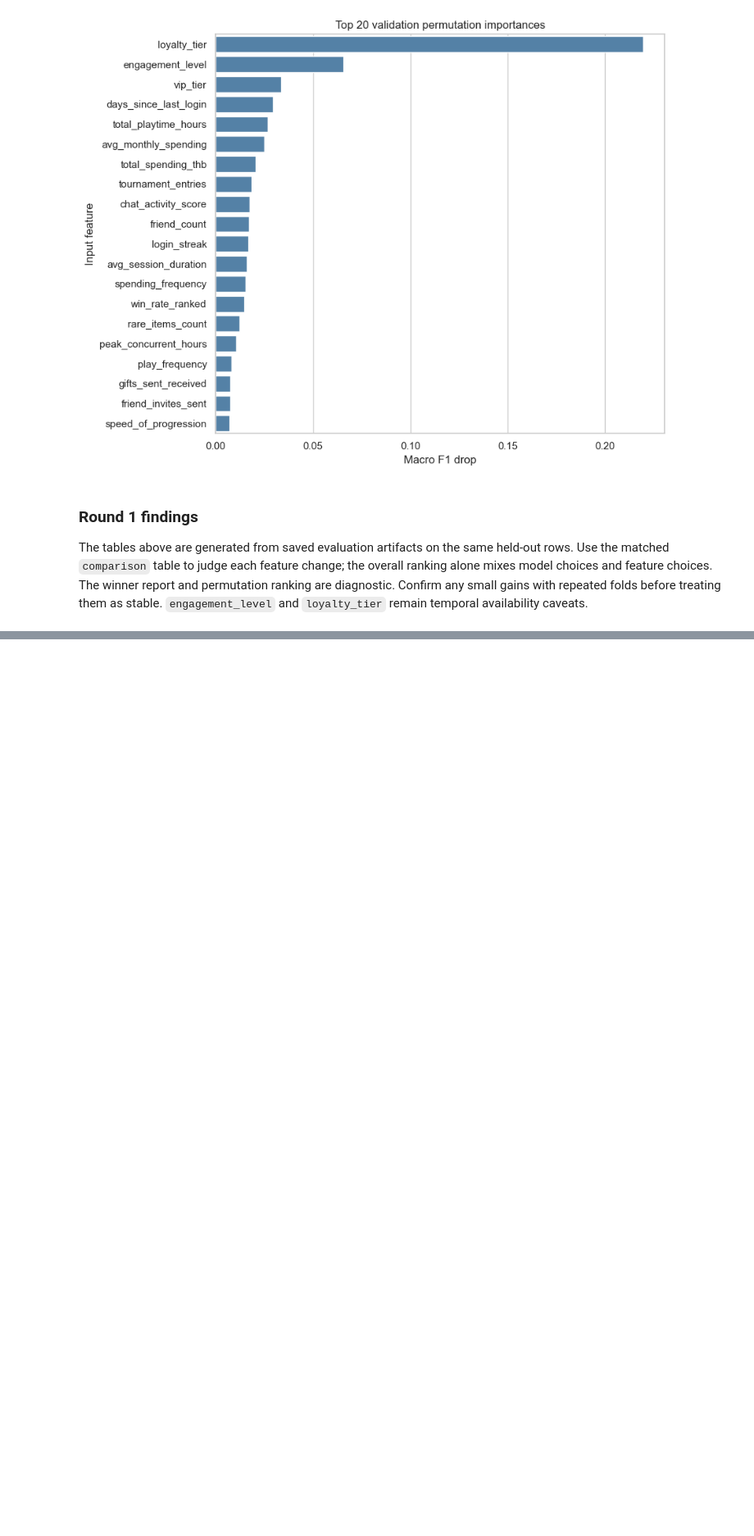
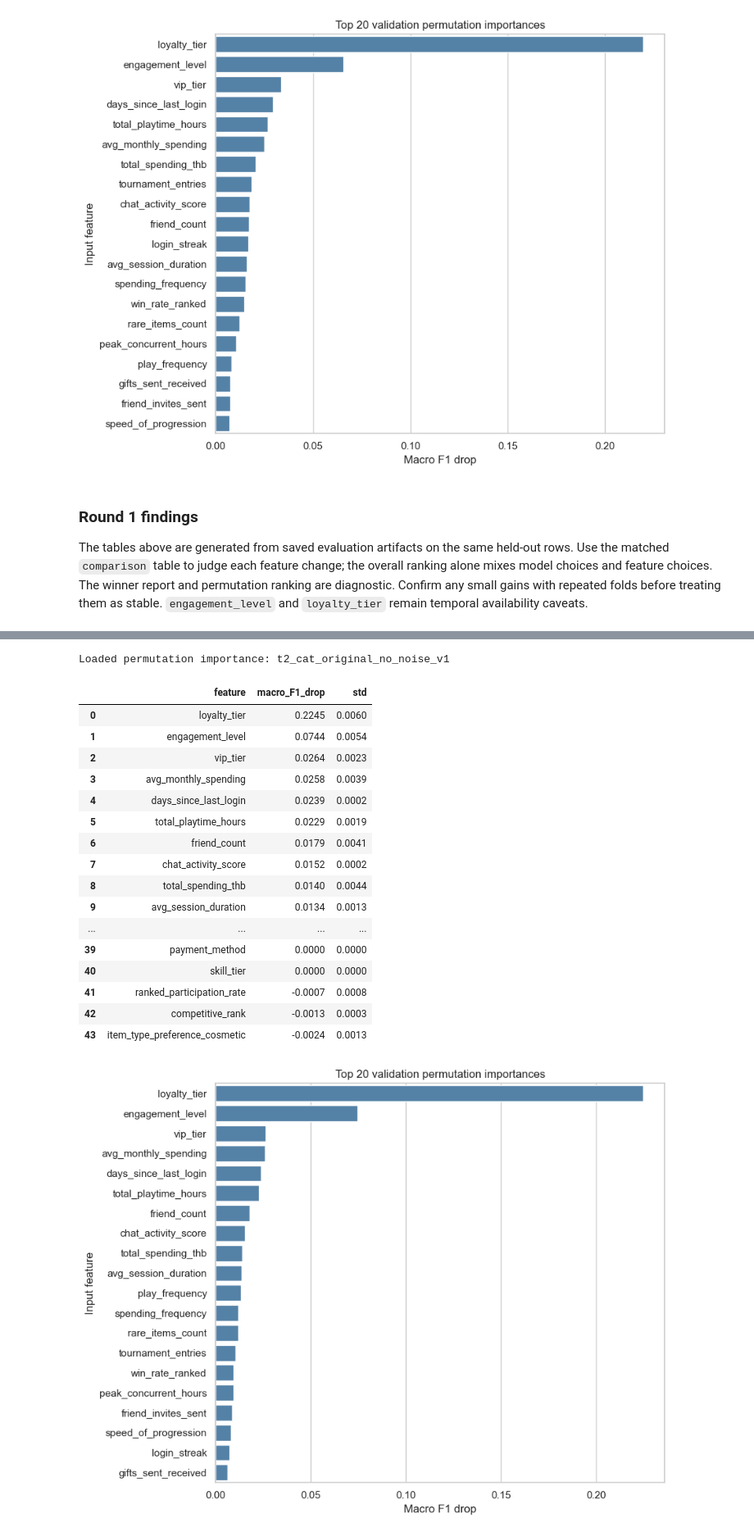
Before and after one commit to jakkarin-promsee/cpe342-ml-kaggle, a Jupyter notebook: src/task2/models/model.ipynb, the cells around one changed output, grey strips where cells are left out. Shown at 82% size. Cells and saved outputs as stored; diff of their text form; code cells hidden in the pictures; blank space fills up the shorter version.

```diff
--- a/src/task2/models/model.ipynb
+++ b/src/task2/models/model.ipynb
@@ -521,0 +786,62 @@ The tables above are generated from saved evaluation artifacts on the same held-
+# %%
+round2_importance_path = SRC / "task2" / "models" / ".cache" / f"{round2_winner_name}-permutation-v1.json"
+round2_model_path = model_paths(round2_winner_name)[0]
+round2_cache_key = {
+    "model_mtime_ns": round2_model_path.stat().st_mtime_ns,
+    "data_created_at": (data_card if round2_winner_data_name == DATA_NAME else combined_card)["created_at"],
+    "seed": SEED, "rows": 1500, "repeats": 2,
+}
+round2_cached = json.loads(round2_importance_path.read_text(encoding="utf-8")) if round2_importance_path.exists() else None
+if round2_cached is not None and round2_cached.get("key") == round2_cache_key:
+    round2_feature_ranking = pd.DataFrame(round2_cached["ranking"])
+    print("Loaded permutation importance:", round2_winner_name)
+else:
+    sample_idx = pd.Series(valid_idx).sample(n=1500, random_state=SEED).to_numpy()
+    winner_train = train_df if round2_winner_data_name == DATA_NAME else combined_train
+    winner_feature_cols = feature_cols if round2_winner_data_name == DATA_NAME else combined_feature_cols
+    sample_X = winner_train.iloc[sample_idx][winner_feature_cols]
+    sample_y = y.iloc[sample_idx]
+    permutation = permutation_importance(
+        round2_winner_model, sample_X, sample_y, scoring=SCORE,
+        n_repeats=2, random_state=SEED, n_jobs=1,
+    )
+    round2_feature_ranking = pd.DataFrame({
+        "feature": winner_feature_cols,
+        "macro_F1_drop": permutation.importances_mean,
+        "std": permutation.importances_std,
+    }).sort_values("macro_F1_drop", ascending=False).reset_index(drop=True)
+    round2_importance_path.parent.mkdir(parents=True, exist_ok=True)
+    round2_importance_path.write_text(
+        json.dumps({"key": round2_cache_key,
+                    "ranking": round2_feature_ranking.to_dict("records")}, indent=2),
+        encoding="utf-8",
+    )
+    print("Computed permutation importance:", round2_winner_name)
+display(round2_feature_ranking.round(4))
+fig, ax = plt.subplots(figsize=(9, 7))
+sns.barplot(data=round2_feature_ranking.head(20), x="macro_F1_drop", y="feature",
+            color="steelblue", ax=ax)
+ax.set(title="Top 20 validation permutation importances",
+       xlabel="Macro F1 drop", ylabel="Input feature")
+plt.tight_layout()
+plt.show()
+# %% [output]
+Loaded permutation importance: t2_cat_original_no_noise_v1
+|  | feature | macro_F1_drop | std |
+| 0 | loyalty_tier | 0.2245 | 0.0060 |
+| 1 | engagement_level | 0.0744 | 0.0054 |
+| 2 | vip_tier | 0.0264 | 0.0023 |
+| 3 | avg_monthly_spending | 0.0258 | 0.0039 |
+| 4 | days_since_last_login | 0.0239 | 0.0002 |
+| 5 | total_playtime_hours | 0.0229 | 0.0019 |
+| 6 | friend_count | 0.0179 | 0.0041 |
+| 7 | chat_activity_score | 0.0152 | 0.0002 |
+| 8 | total_spending_thb | 0.0140 | 0.0044 |
+| 9 | avg_session_duration | 0.0134 | 0.0013 |
+| ... | ... | ... | ... |
+| 39 | payment_method | 0.0000 | 0.0000 |
+| 40 | skill_tier | 0.0000 | 0.0000 |
+| 41 | ranked_participation_rate | -0.0007 | 0.0008 |
+| 42 | competitive_rank | -0.0013 | 0.0003 |
+| 43 | item_type_preference_cosmetic | -0.0024 | 0.0013 |
+[figure, added]
```
Also changed, not shown: parts of 18 cells of this notebook.
